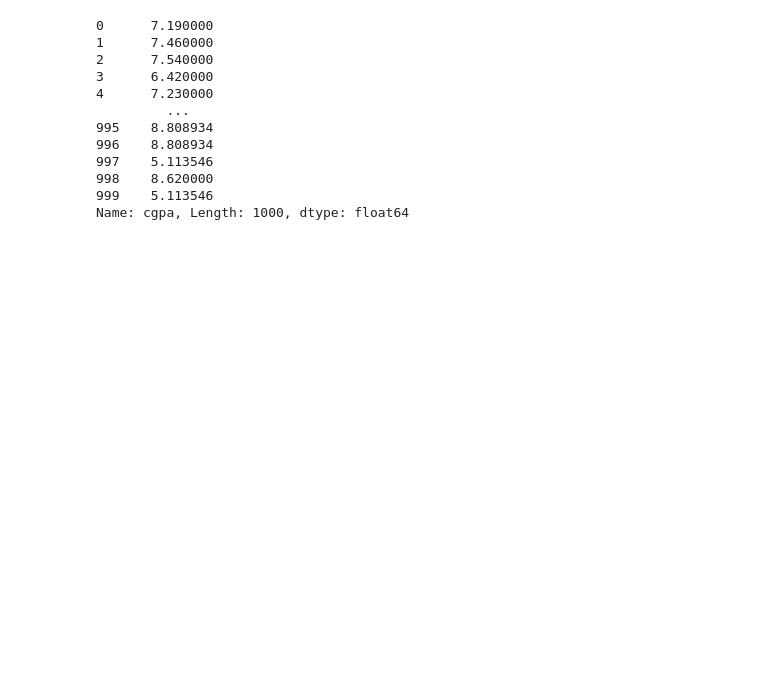
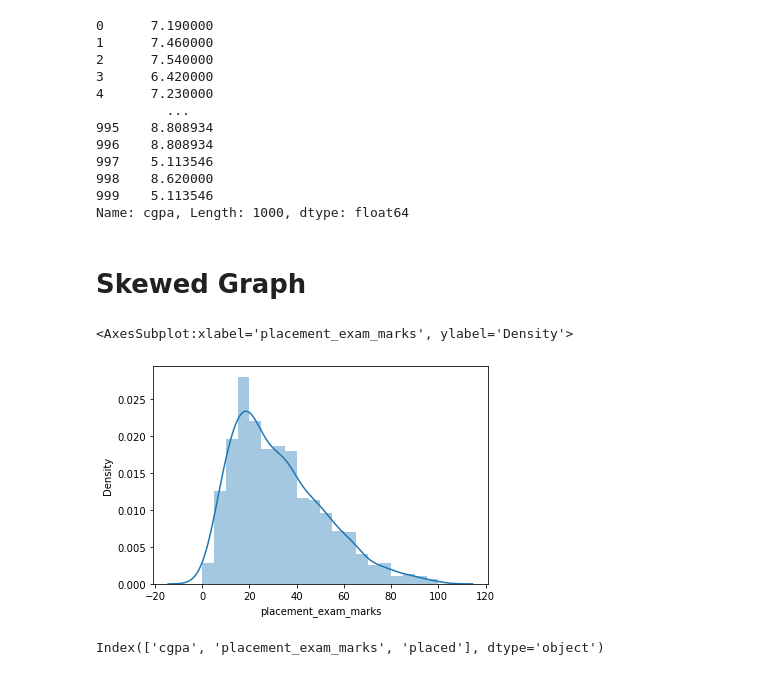
Before and after one commit to ankittrajj/WD_DA_17_Aug_2_30pm, a Jupyter notebook: outliers detection.ipynb, the cells around one changed output. Drawn from its saved outputs; the diff is of its cells as text; code cells hidden in the pictures; blank space fills up the shorter version.

```diff
--- a/outliers detection.ipynb
+++ b/outliers detection.ipynb
@@ -144,3 +144,14 @@ df['cgpa']
 998    8.620000
 999    5.113546
 Name: cgpa, Length: 1000, dtype: float64
+# %% [markdown]
+# Skewed Graph
+# %%
+sns.distplot(df['placement_exam_marks'],bins = 20)
+# %% [output]
+<AxesSubplot:xlabel='placement_exam_marks', ylabel='Density'>
+[figure, added]
+# %%
+df.columns
+# %% [output]
+Index(['cgpa', 'placement_exam_marks', 'placed'], dtype='object')
```
Also changed, not shown: parts of 19 cells of this notebook.
